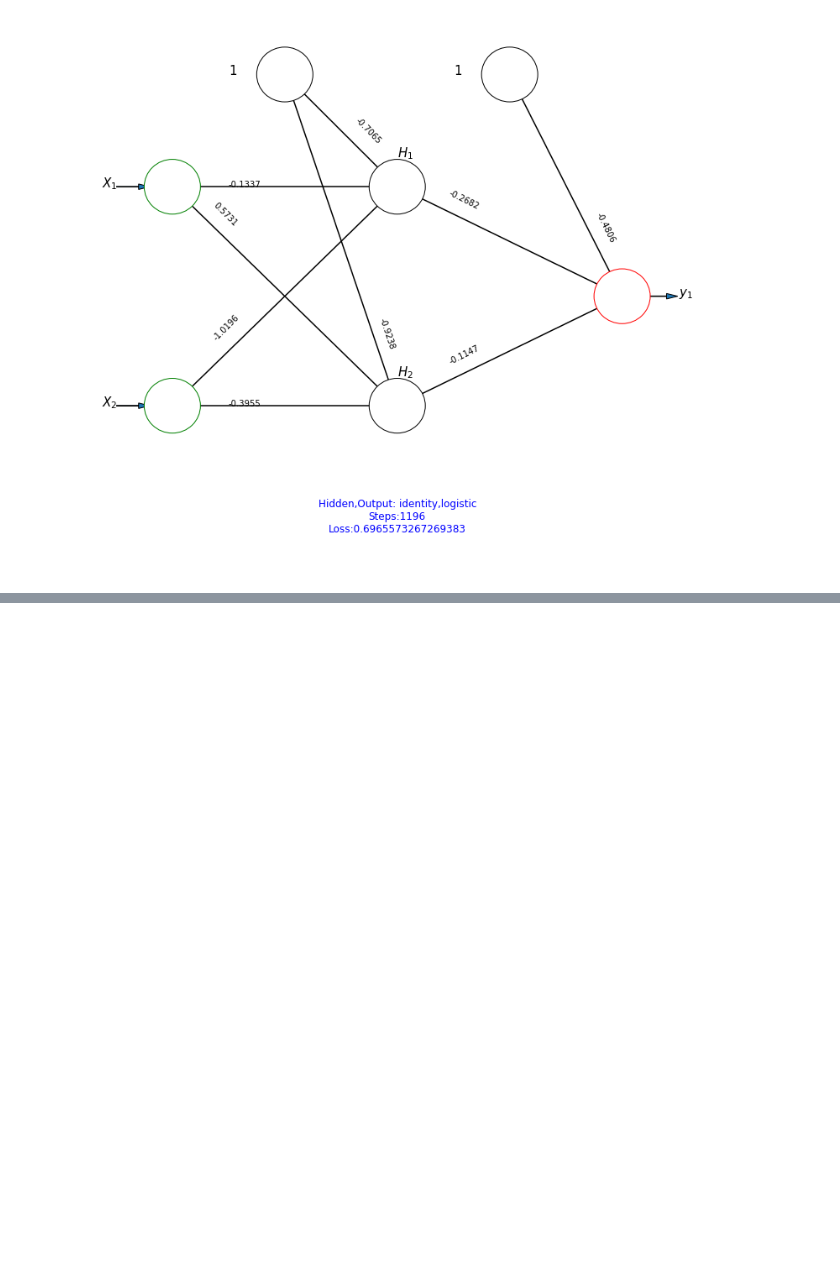
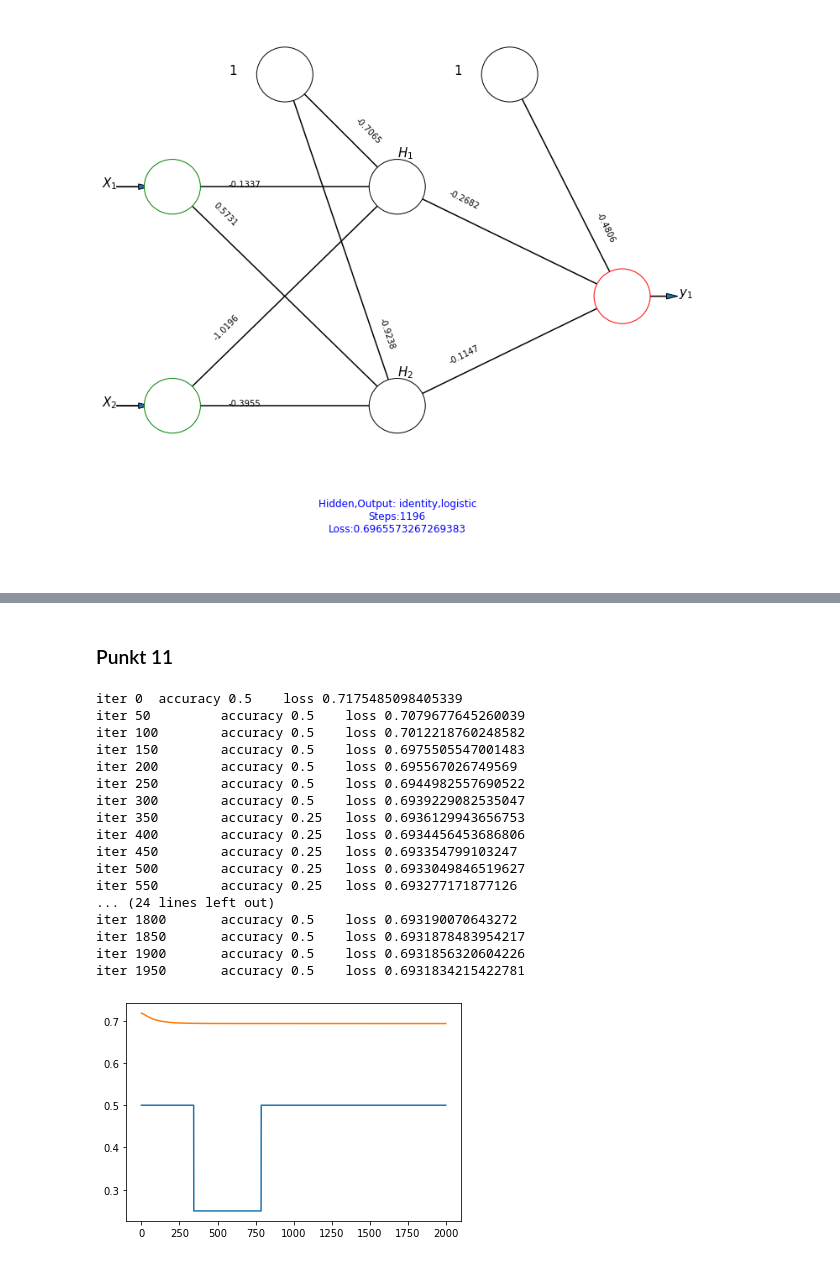
Before and after one commit to TheCommonCold/UM-lab-7-8, a Jupyter notebook: UM-lab7.ipynb, the cells around one changed output, grey strips where cells are left out. Drawn from its saved outputs; the diff is of its cells as text; code cells hidden in the pictures; blank space fills up the shorter version.

```diff
--- a/UM-lab7.ipynb
+++ b/UM-lab7.ipynb
@@ -7,6 +7,24 @@ import sys
 sys.path.append('..')
 from sklearn.neural_network import MLPClassifier
 from NN_helpers import draw_nn
+import matplotlib.pyplot as plt
+from NN_helpers import draw_response3D
+def plot_loss(clf, X, y):
+    licz=[]
+    accu=[]
+    loss=[]
+    for i in range(2000):
+        clf.fit(X, y)
+        licz.append(i)
+        accu.append(clf.score(X,y))
+        loss.append(clf.loss_)
+        if i%50==0: #wyświetlaj postęp obliczeń, co 50-ta epoka
+            print("iter",i,"\taccuracy",clf.score(X,y),"\tloss",clf.loss_)
+    plt.plot(licz,accu,loss)
+
+
+
+
 X = [[0,0],[0,1],[1,0],[1,1]]
 y = [0, 0, 0, 1]
 clf = MLPClassifier(solver='sgd', alpha=1e-5, hidden_layer_sizes=(2), activation='identity', random_state=1,
@@ -126,0 +116,24 @@ draw_response3D(clf,X,y)
+# %% [markdown]
+### Punkt 11
+# %%
+clf = MLPClassifier(solver='sgd', alpha=1e-5, hidden_layer_sizes=(2), activation='logistic', random_state=1, max_iter=1, warm_start=True)
+plot_loss(clf, X, y)
+# %% [output]
+iter 0  accuracy 0.5    loss 0.7175485098405339
+iter 50         accuracy 0.5    loss 0.7079677645260039
+iter 100        accuracy 0.5    loss 0.7012218760248582
+iter 150        accuracy 0.5    loss 0.6975505547001483
+iter 200        accuracy 0.5    loss 0.695567026749569
+iter 250        accuracy 0.5    loss 0.6944982557690522
+iter 300        accuracy 0.5    loss 0.6939229082535047
+iter 350        accuracy 0.25   loss 0.6936129943656753
+iter 400        accuracy 0.25   loss 0.6934456453686806
+iter 450        accuracy 0.25   loss 0.693354799103247
+iter 500        accuracy 0.25   loss 0.6933049846519627
+iter 550        accuracy 0.25   loss 0.693277171877126
+... (24 lines left out)
+iter 1800       accuracy 0.5    loss 0.693190070643272
+iter 1850       accuracy 0.5    loss 0.6931878483954217
+iter 1900       accuracy 0.5    loss 0.6931856320604226
+iter 1950       accuracy 0.5    loss 0.6931834215422781
+[figure, added]
```
Also changed, not shown: parts of 7 cells of this notebook.
